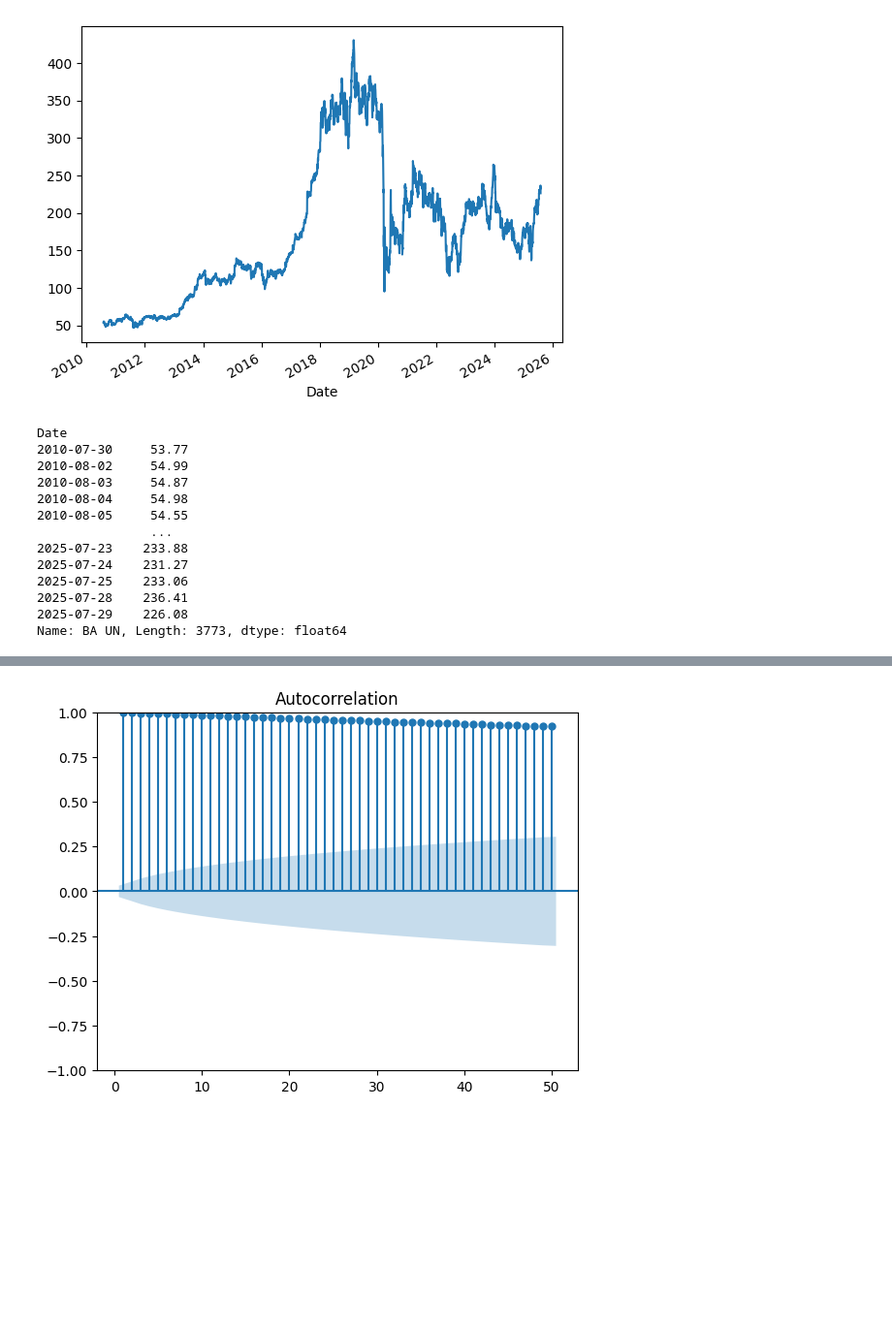
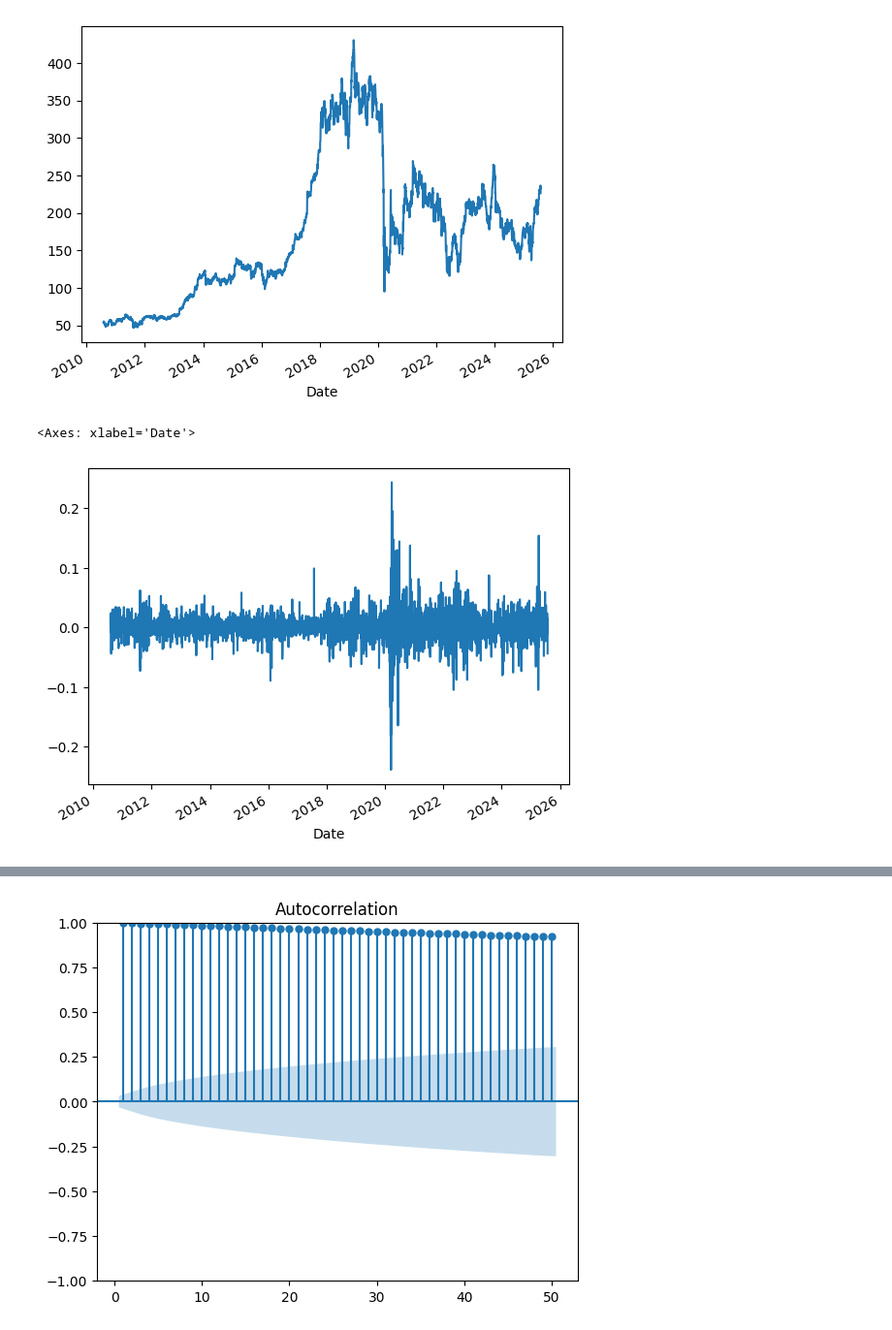
Before and after one commit to phawatboom/Capital-compass, a Jupyter notebook: Data Analysis/data_exploration.ipynb, the cells around one changed output, grey strips where cells are left out. Shown at 97% size. Drawn from its saved outputs; the diff is of its cells as text; code cells hidden in the pictures; blank space fills up the shorter version.

```diff
--- a/Data Analysis/data_exploration.ipynb
+++ b/Data Analysis/data_exploration.ipynb
@@ -43,22 +42,11 @@ Name: VZ UN, Length: 3773, dtype: float64
 # %%
-vz_us = df["BA UN"]
-vz_us.plot()
+test_stock = df["BA UN"]
+test_stock.plot()
 # %% [output]
 <Axes: xlabel='Date'>
 [figure]
-# %%
-print(vz_us)
-# %% [output]
-Date
-2010-07-30     53.77
-2010-08-02     54.99
-2010-08-03     54.87
-2010-08-04     54.98
-2010-08-05     54.55
-               ...
-2025-07-23    233.88
-2025-07-24    231.27
-2025-07-25    233.06
-2025-07-28    236.41
-2025-07-29    226.08
-Name: BA UN, Length: 3773, dtype: float64
+# %%
+test_stock.pct_change().dropna().plot()
+# %% [output]
+<Axes: xlabel='Date'>
+[figure, added]
```
Also changed, not shown: parts of 6 cells of this notebook, 1 other file.
